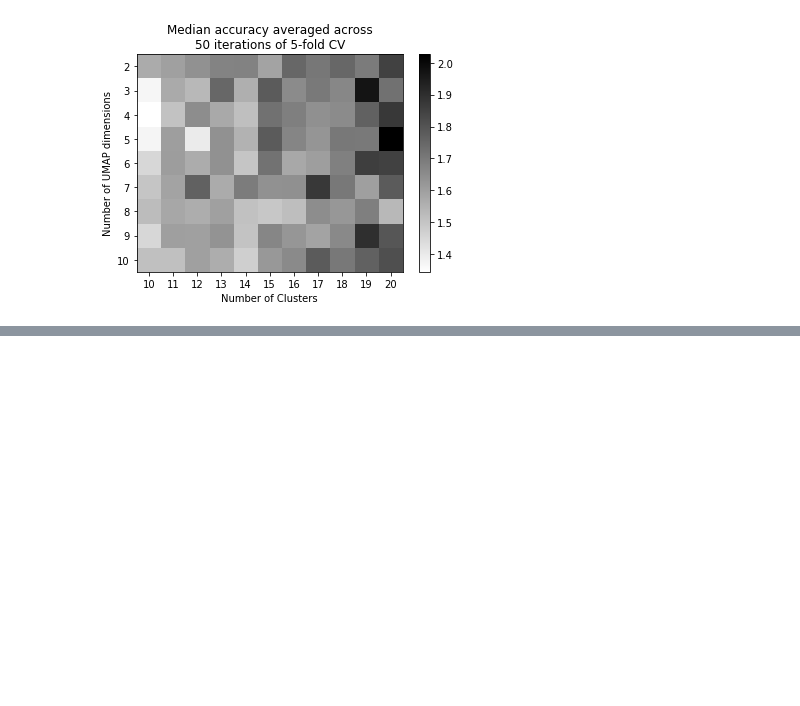
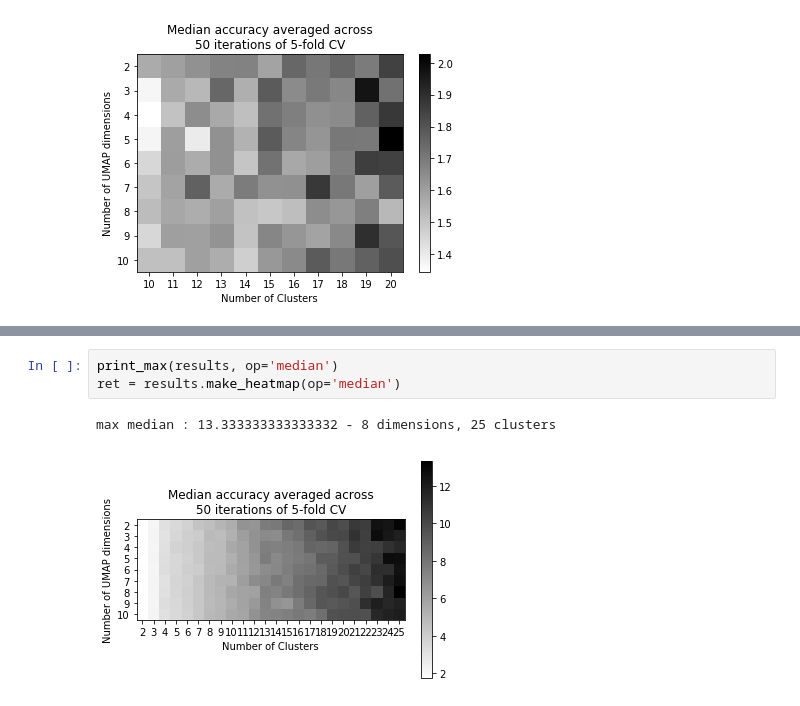
Before and after one commit to BouchardLab/ML_4_prec_prognosis, a Jupyter notebook: notebooks/summarize_umap_cluster_pipeline.ipynb, the cells around one changed output, grey strips where cells are left out. Cells and saved outputs as stored; diff of their text form; blank space fills up the shorter version.

```diff
--- a/notebooks/summarize_umap_cluster_pipeline.ipynb
+++ b/notebooks/summarize_umap_cluster_pipeline.ipynb
@@ -45,0 +56,6 @@ max median : 2.0263381478334748 - 5 dimensions, 20 clusters
+# %%
+print_max(results, op='median')
+ret = results.make_heatmap(op='median')
+# %% [output]
+max median : 13.333333333333332 - 8 dimensions, 25 clusters
+[figure, added]
```
Also changed, not shown: parts of 6 cells of this notebook.
